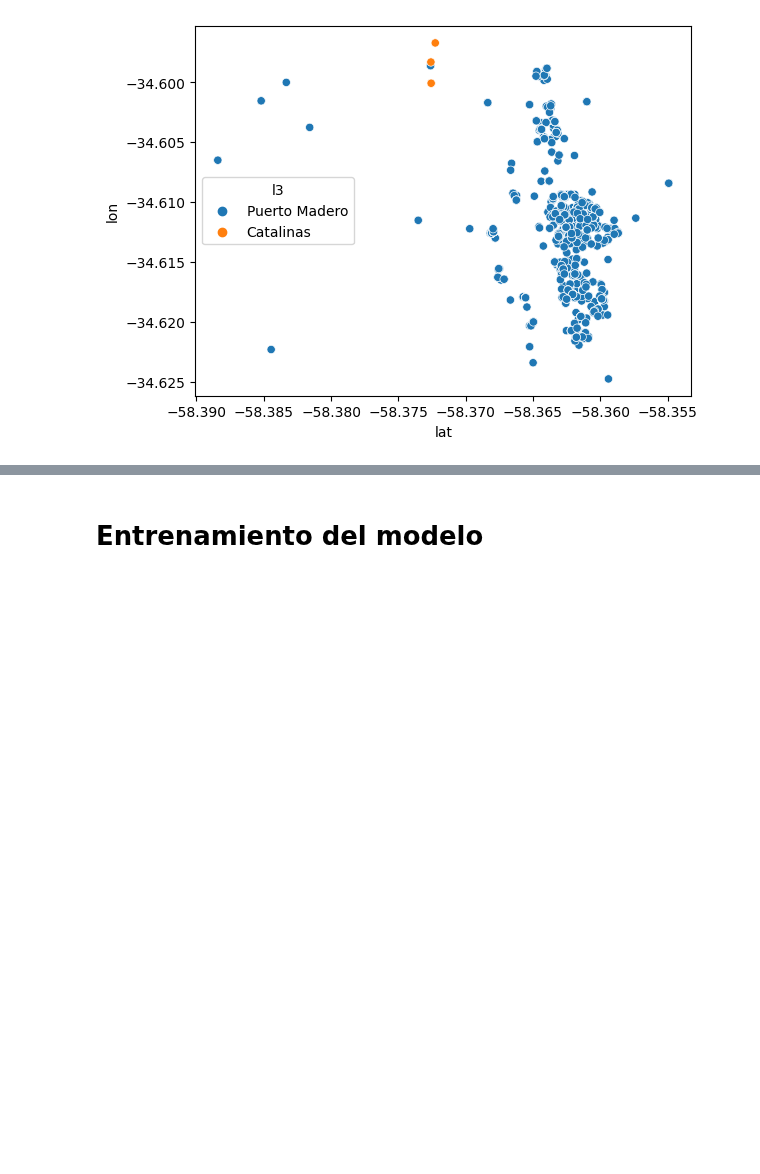
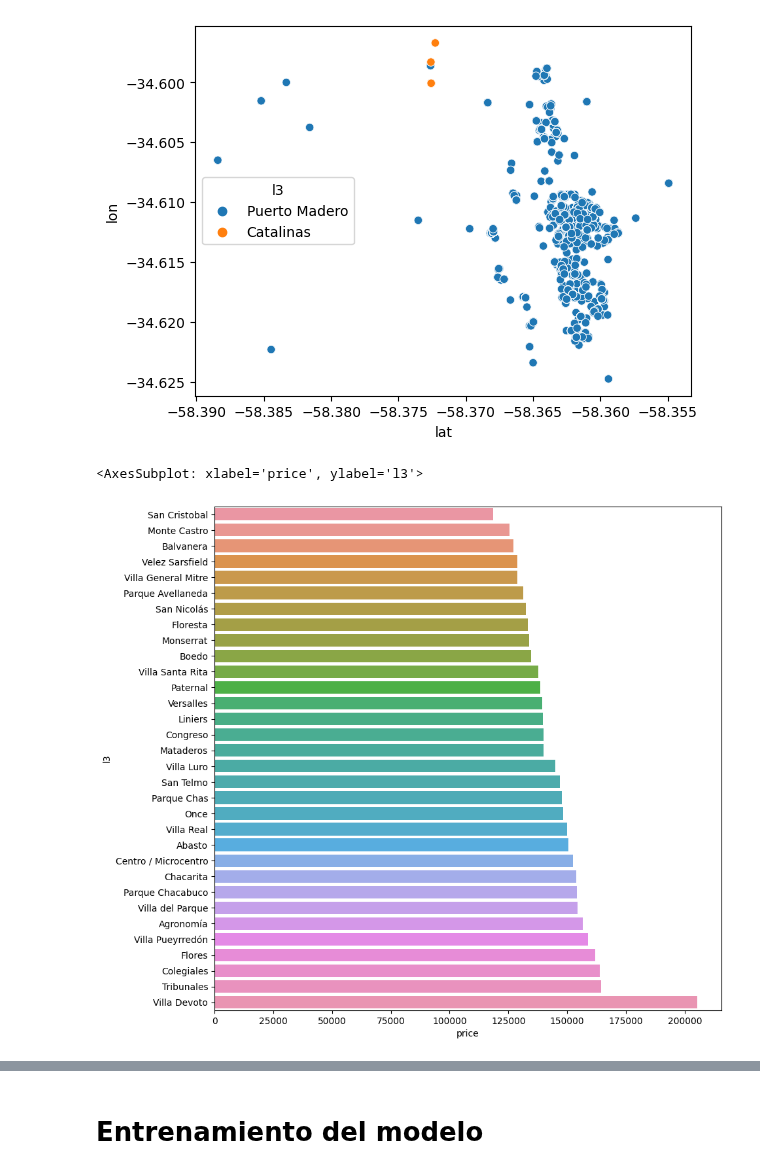
Before and after one commit to josesg998/competencia_properati, a Jupyter notebook: TP_Individual.ipynb, the cells around one changed output, grey strips where cells are left out. Cells and saved outputs as stored; diff of their text form; code cells hidden in the pictures; blank space fills up the shorter version.

Commit message:
score: 77590.65156 - Separo corredor norte, sur, caballito y alrededores y noroeste

```diff
--- a/TP_Individual.ipynb
+++ b/TP_Individual.ipynb
@@ -454,8 +471,47 @@ df_train_la_plata = df_train[(df_train.lat>-58.2)&(df_train.lon<-34)]
 
 df_test_caba = df_test[(df_test.lat<=-58.2)&(df_test.lon>=-34.8)&~((df_test.l3=='Puerto Madero')|(df_test.l3=='Catalinas'))]
 df_test_madero = df_test[(df_test.lat<=-58.2)&(df_test.lon>=-34.8)&((df_test.l3=='Puerto Madero')|(df_test.l3=='Catalinas'))]
+
 df_train_caba = df_train[~((df_train.lat>-58.2)&(df_train.lon<-34))&~((df_train.l3=='Puerto Madero')|(df_train.l3=='Catalinas'))]
 df_train_madero = df_train[~((df_train.lat>-58.2)&(df_train.lon<-34))&((df_train.l3=='Puerto Madero')|(df_train.l3=='Catalinas'))]
+
+corredor_norte = ['Retiro','Las Cañitas','Recoleta','Barrio Norte','Nuñez','Distrito Audiovisual','Palermo','Belgrano']
+
+df_train_corredor_norte = df_train_caba[df_train_caba.l3.isin(corredor_norte)]
+df_test_corredor_norte = df_test_caba[df_test_caba.l3.isin(corredor_norte)]
+
+df_train_caba = df_train_caba[~df_train_caba.l3.isin(corredor_norte)]
+df_test_caba = df_test_caba[~df_test_caba.l3.isin(corredor_norte)]
+
+corredor_sur = ['Villa Riachuelo','Villa Lugano','Villa Soldati','Pompeya','Boca','Barracas','Parque Patricios','Constitución']
+
+df_train_corredor_sur = df_train_caba[df_train_caba.l3.isin(corredor_sur)]
+df_test_corredor_sur = df_test_caba[df_test_caba.l3.isin(corredor_sur)]
+
+df_train_caba = df_train_caba[~df_train_caba.l3.isin(corredor_sur)]
+df_test_caba = df_test_caba[~df_test_caba.l3.isin(corredor_sur)]
+
+caballito = ['Almagro','Caballito','Parque Centenario','Villa Crespo']
+
+df_train_caballito = df_train_caba[df_train_caba.l3.isin(caballito)]
+df_test_caballito= df_test_caba[df_test_caba.l3.isin(caballito)]
+
+df_train_caba = df_train_caba[~df_train_caba.l3.isin(caballito)]
+df_test_caba = df_test_caba[~df_test_caba.l3.isin(caballito)]
+
+noroeste = ['Saavedra','Villa Ortuzar','Villa Urquiza','Coghlan']
+
+df_train_noroeste = df_train_caba[df_train_caba.l3.isin(noroeste)]
+df_test_noroeste= df_test_caba[df_test_caba.l3.isin(noroeste)]
+
+df_train_caba = df_train_caba[~df_train_caba.l3.isin(noroeste)]
+df_test_caba = df_test_caba[~df_test_caba.l3.isin(noroeste)]
+# %%
+fig, ax = plt.subplots(figsize=(10,10))
+sns.barplot(data=df_train_caba.groupby('l3').agg({'price':'mean'}).reset_index().sort_values('price'),y='l3',x='price')
+# %% [output]
+<AxesSubplot: xlabel='price', ylabel='l3'>
+[figure, added]
 # %%
 def filtrado_columnas(df_test,df_train):
     F = df_train[~df_train.price.isnull()]
```
Also changed, not shown: parts of 28 cells of this notebook, 2 other files.
